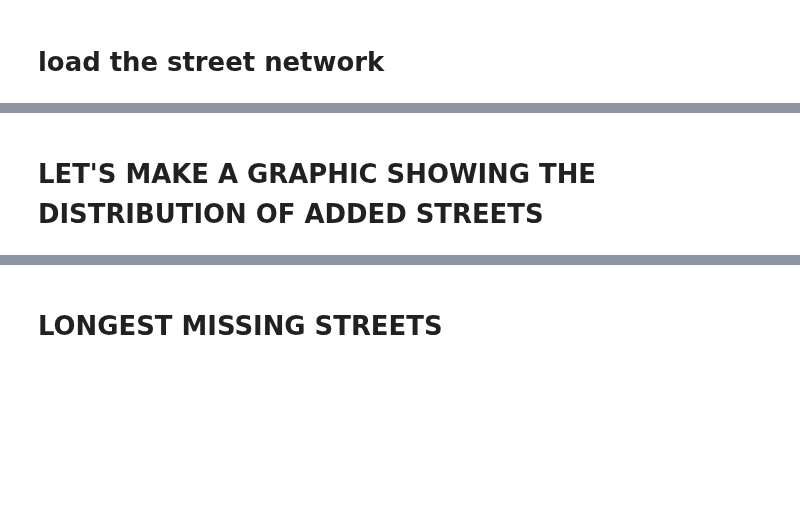
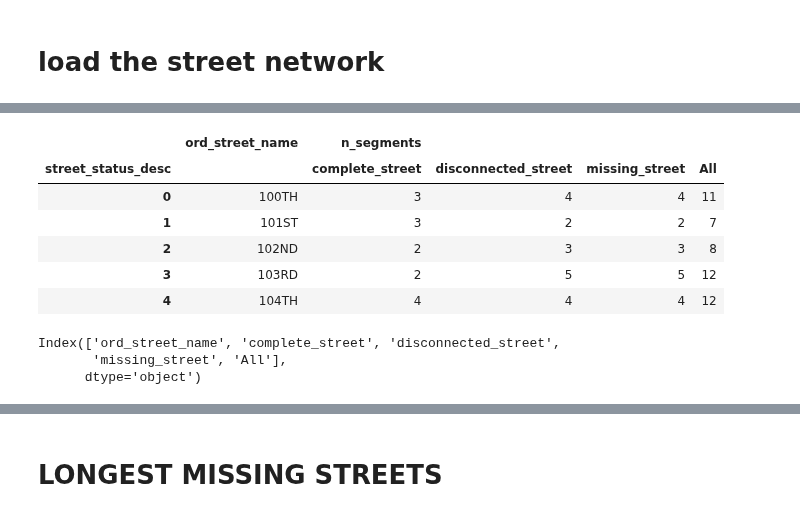
Before and after one commit to mike-babb/seattle_streets, a Jupyter notebook: code/step_04_prepare_graphs_and_states.ipynb, the cells around one changed output, grey strips where cells are left out. Drawn from its saved outputs; the diff is of its cells as text; code cells hidden in the pictures; blank space fills up the shorter version.

```diff
--- a/code/step_04_prepare_graphs_and_states.ipynb
+++ b/code/step_04_prepare_graphs_and_states.ipynb
@@ -46 +53,7 @@ Index(['f_intr_id', 't_intr_id', 'snd_id', 'snd_feacode', 'citycode',
+# %%
+missing_dict = {0:'complete_street',
+                1:'disconnected_street',
+                2:'missing_street'}
+# %%
+gdf['street_status_desc'] = gdf['street_status'].map(missing_dict)
 # %% [markdown]
@@ -48,4 +82,3 @@ Index(['f_intr_id', 't_intr_id', 'snd_id', 'snd_feacode', 'citycode',
 # %%
-# what street has the most number of types?
-col_names = ['ord_street_name', 'ord_stname_concat', 's]
+col_names = ['ord_street_name', 'ord_stname_concat', 'street_status_desc', 'n_segments']
 gdf_agg = gdf[col_names].drop_duplicates()
@@ -58,2 +85,2 @@ array(['34TH AVE S', '34TH AVE', 'N 34TH ST', '34TH AVE NW',
 # %%
-gdf_agg = gdf_agg.groupby(col_names[:-1]).agg(n_streets = ('ord_stname_concat', 'size')).reset_index()
+gdf_pv = pd.pivot_table(data = gdf_agg, values = ['n_segments'], index = 'ord_street_name', columns = ['street_status_desc'], aggfunc = 'sum', fill_value = 0, margins = True).reset_index()
@@ -120,2 +86,0 @@ complete_streets / gdf_agg.shape[0]
-# %% [markdown]
-# LET'S MAKE A GRAPHIC SHOWING THE DISTRIBUTION OF ADDED STREETS
@@ -126,0 +87,10 @@ gdf['ord_stname_concat'].unique().shape
+# %%
+gdf_pv.head()
+# %% [output]
+|  | ord_street_name | n_segments |  |  |  |
+| street_status_desc |  | complete_street | disconnected_street | missing_street | All |
+| 0 | 100TH | 3 | 4 | 4 | 11 |
+| 1 | 101ST | 3 | 2 | 2 | 7 |
+| 2 | 102ND | 2 | 3 | 3 | 8 |
+| 3 | 103RD | 2 | 5 | 5 | 12 |
+| 4 | 104TH | 4 | 4 | 4 | 12 |
@@ -126,0 +99,6 @@ gdf['ord_stname_concat'].unique().shape
+# %%
+gdf_pv.columns
+# %% [output]
+Index(['ord_street_name', 'complete_street', 'disconnected_street',
+       'missing_street', 'All'],
+      dtype='object')
```
Also changed, not shown: parts of 87 cells of this notebook, 4 other files.
